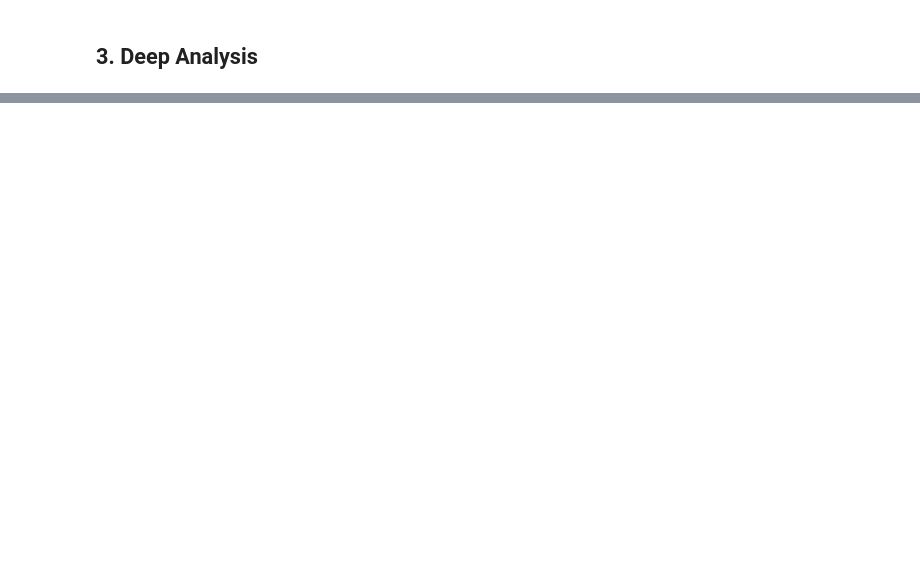
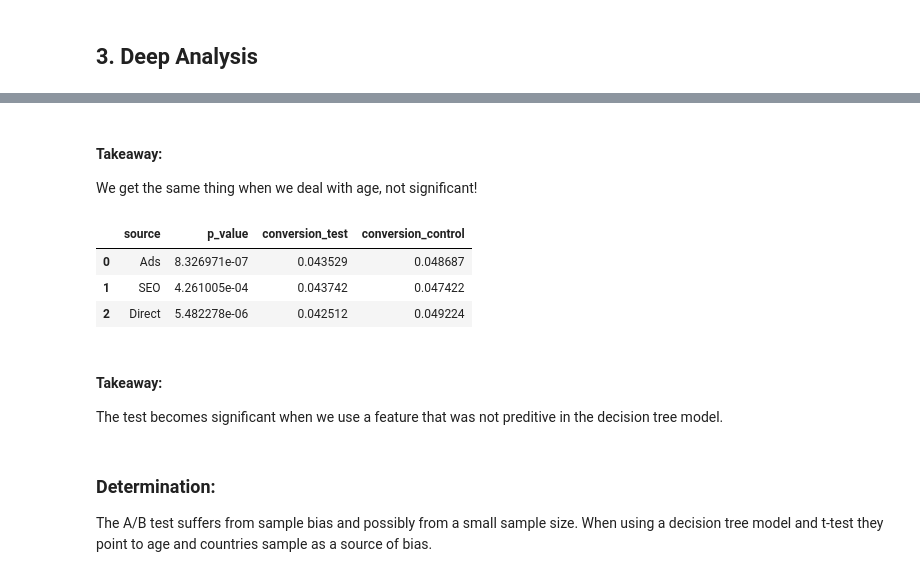
Before and after one commit to Jeanzw/Take_Home_Challenges, a Jupyter notebook: 02. Spanish Translation AB Test.ipynb, the cells around one changed output, grey strips where cells are left out. Cells and saved outputs as stored; diff of their text form; code cells hidden in the pictures; blank space fills up the shorter version.

```diff
--- a/02. Spanish Translation AB Test.ipynb
+++ b/02. Spanish Translation AB Test.ipynb
@@ -224,0 +380,36 @@ For the a/b test to be valid, both the control and test sample have to be the sa
+# %% [markdown]
+#### Takeaway:
+We get the same thing when we deal with age, not significant!
+# %%
+source = []
+conversion_test = []
+conversion_control = []
+p_vals = []
+for i in data.source.value_counts().index:
+    temp = data[data.source == i]
+    cat1 = temp[data.test == 1].conversion
+    cat2 = temp[data.test == 0].conversion
+    ttest, p =stats.ttest_ind(cat1, cat2)
+    source.append(i)
+    conversion_test.append(cat1.sum()/float(len(cat1)))
+    conversion_control.append(cat2.sum()/float(len(cat2)))
+
+#     ttest_vals.append(ttest)
+    p_vals.append(p)
+
+pd.DataFrame({'source': source,
+              'conversion_test': conversion_test,
+              'conversion_control': conversion_control,
+             'p_value': p_vals})\
+[['source', 'p_value', 'conversion_test', 'conversion_control']]
+# %% [output]
+|  | source | p_value | conversion_test | conversion_control |
+| 0 | Ads | 8.326971e-07 | 0.043529 | 0.048687 |
+| 1 | SEO | 4.261005e-04 | 0.043742 | 0.047422 |
+| 2 | Direct | 5.482278e-06 | 0.042512 | 0.049224 |
+# %% [markdown]
+#### Takeaway:
+The test becomes significant when we use a feature that was not preditive in the decision tree model.
+# %% [markdown]
+### Determination:
+The A/B test suffers from sample bias and possibly from a small sample size. When using a decision tree model and t-test they point to age and countries sample as a source of bias.
```
Also changed, not shown: parts of 23 cells of this notebook.
